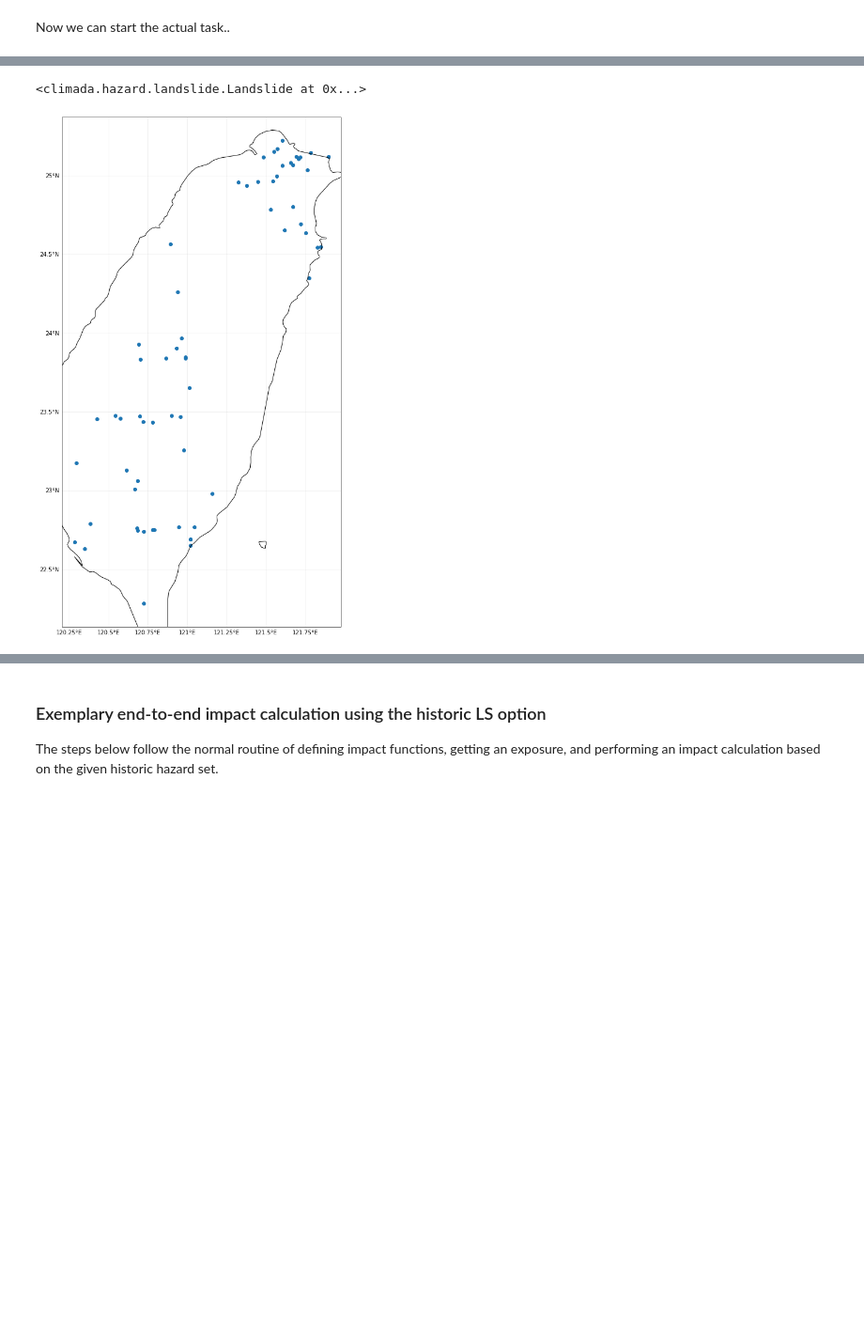
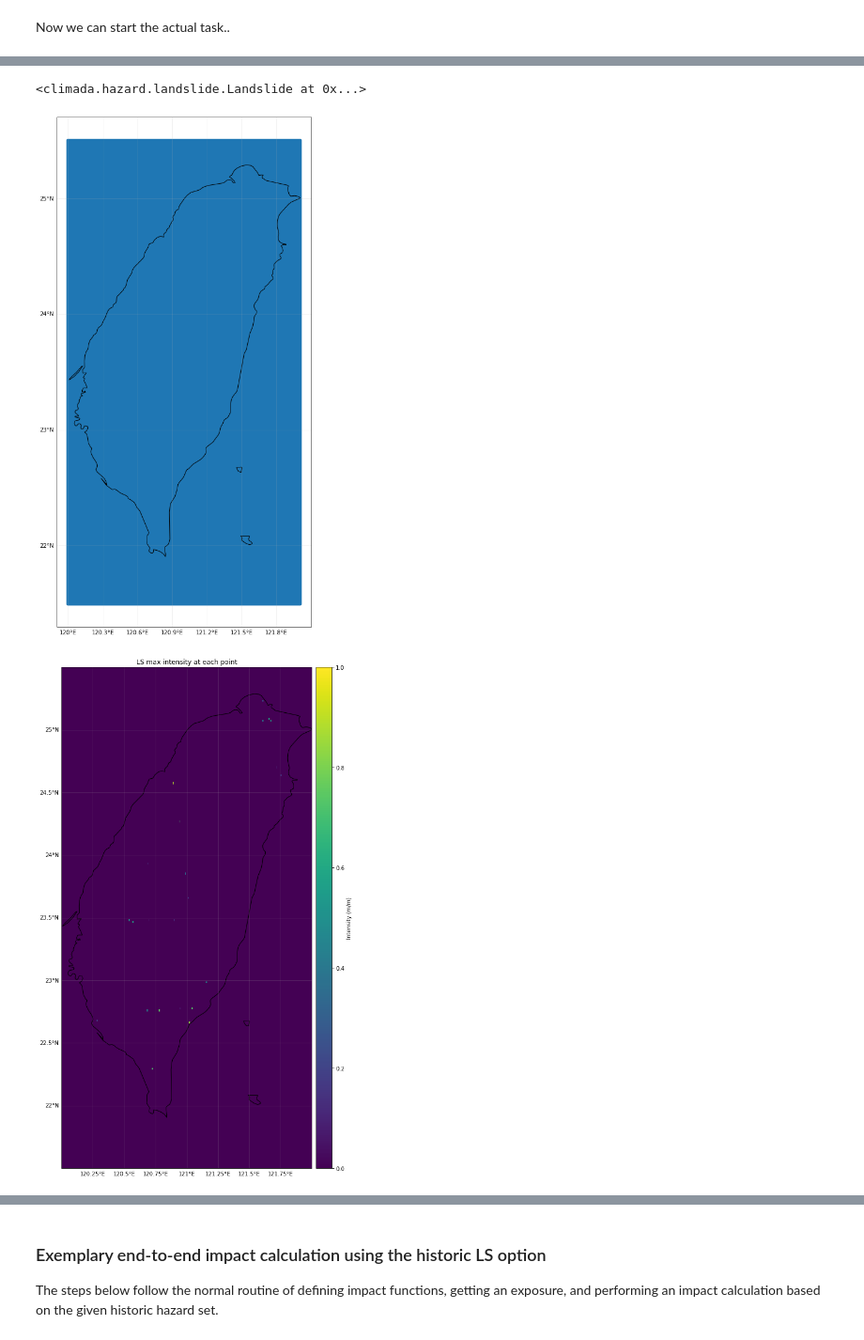
Before and after one commit to emanuel-schmid/climada_python_backup, a Jupyter notebook: doc/tutorial/climada_hazard_Landslide.ipynb, the cells around one changed output, grey strips where cells are left out. Shown: that part at 94% size. Saved outputs shown, nothing was run; the diff lists cells and outputs as text; code cells hidden in the pictures; blank space fills up the shorter version.

```diff
--- a/doc/tutorial/climada_hazard_Landslide.ipynb
+++ b/doc/tutorial/climada_hazard_Landslide.ipynb
@@ -43,11 +45,13 @@ We create an empty `Landslide()` instance and fill it with all historic data ava
 # %%
 path_COOLR = 'your path to folder nasa_global_landslide_catalog_point.shp' #e.g.:'/Users/evelynm/climada_python/data/system/nasa_global_landslide_catalog_point/nasa_global_landslide_catalog_point.shp'
 bbox_taiwan = (120.0, 21.5, 122.0, 25.5) # bbox as (minx, miny, maxx, maxy)
 # Example for Taiwan
 haz_ls_Taiwan_hist = Landslide()
 haz_ls_Taiwan_hist.set_ls_hist(bbox=bbox_taiwan,
                                path_sourcefile=path_COOLR,
-                               check_plots=1)
+                               res=0.004,
+                               check_plots=True)
 # %% [output]
 <climada.hazard.landslide.Landslide at 0x...>
-[figure, old version]
+[figure, new version]
+[figure, added]
```
Also changed, not shown: parts of 23 cells of this notebook, 3 other files.
